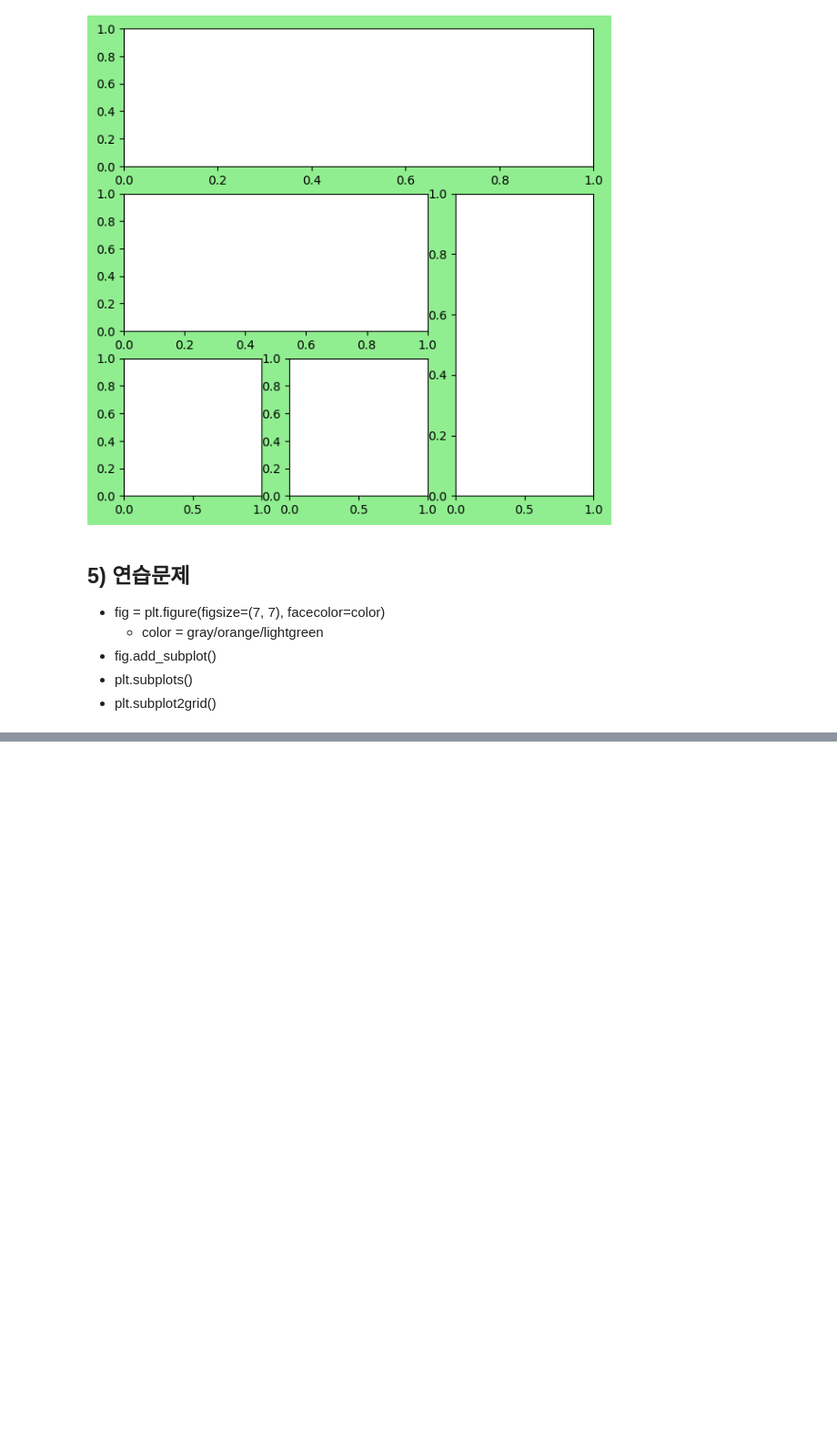
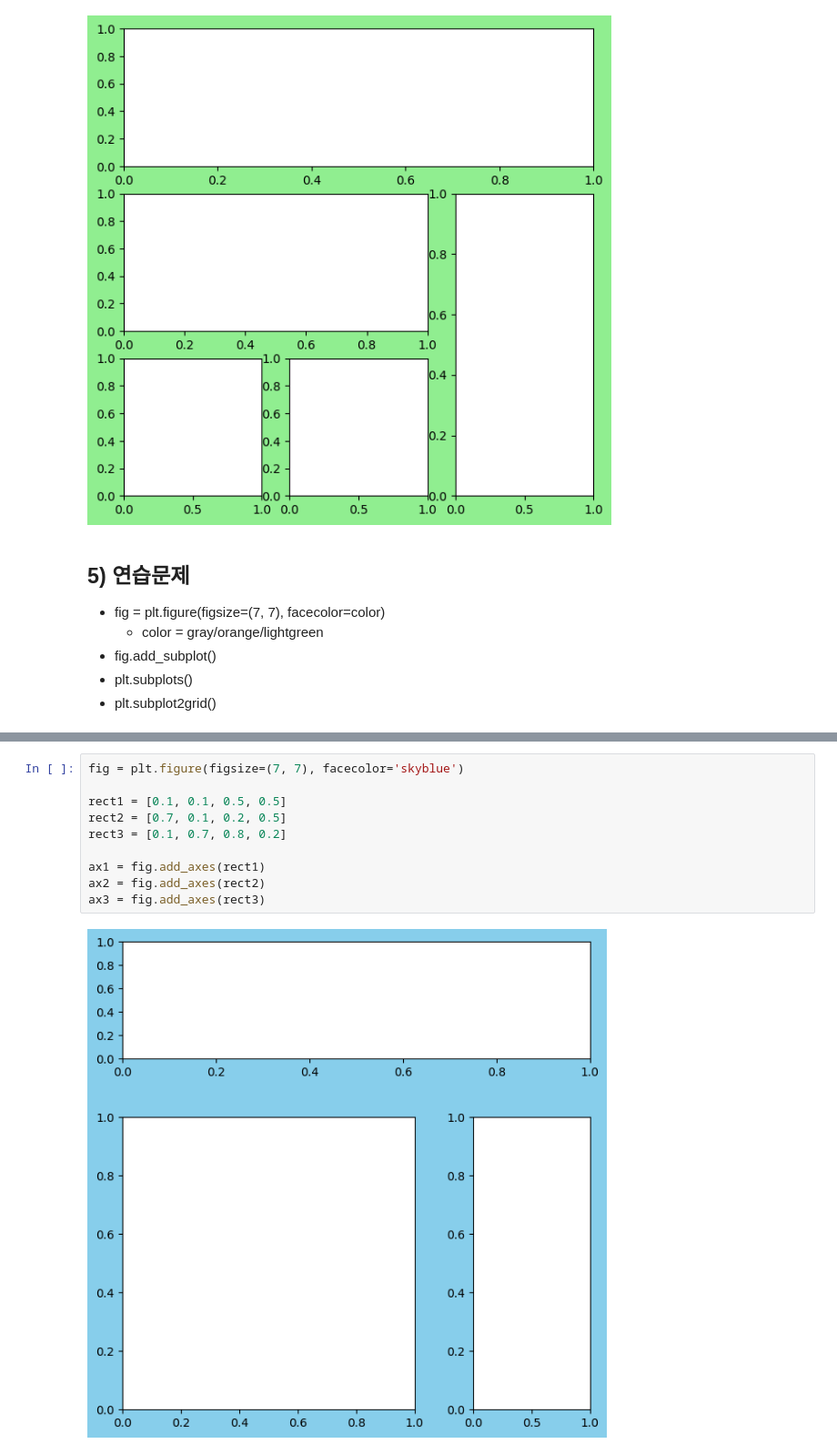
Before and after one commit to scarypillowz/Matplotlib, a Jupyter notebook: matplotlib 기초.ipynb, the cells around one changed output, grey strips where cells are left out. Shown at 91% size. Drawn from its saved outputs; the diff is of its cells as text; blank space fills up the shorter version.

```diff
--- a/matplotlib 기초.ipynb
+++ b/matplotlib 기초.ipynb
@@ -250,0 +266,12 @@ for r_idx in range(2, 5):
+# %%
+fig = plt.figure(figsize=(7, 7), facecolor='skyblue')
+
+rect1 = [0.1, 0.1, 0.5, 0.5]
+rect2 = [0.7, 0.1, 0.2, 0.5]
+rect3 = [0.1, 0.7, 0.8, 0.2]
+
+ax1 = fig.add_axes(rect1)
+ax2 = fig.add_axes(rect2)
+ax3 = fig.add_axes(rect3)
+# %% [output]
+[figure, added]
```
Also changed, not shown: parts of 23 cells of this notebook.
